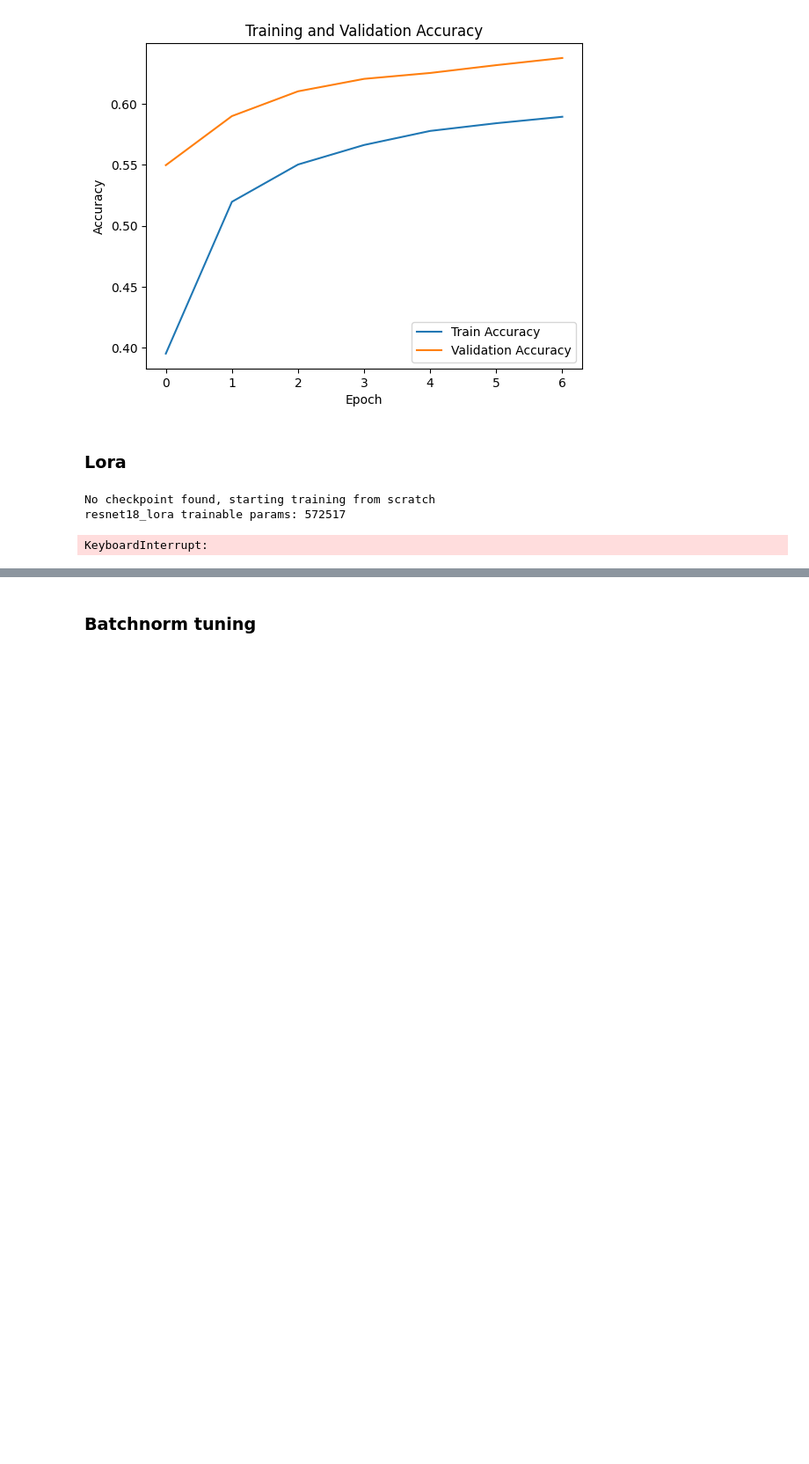
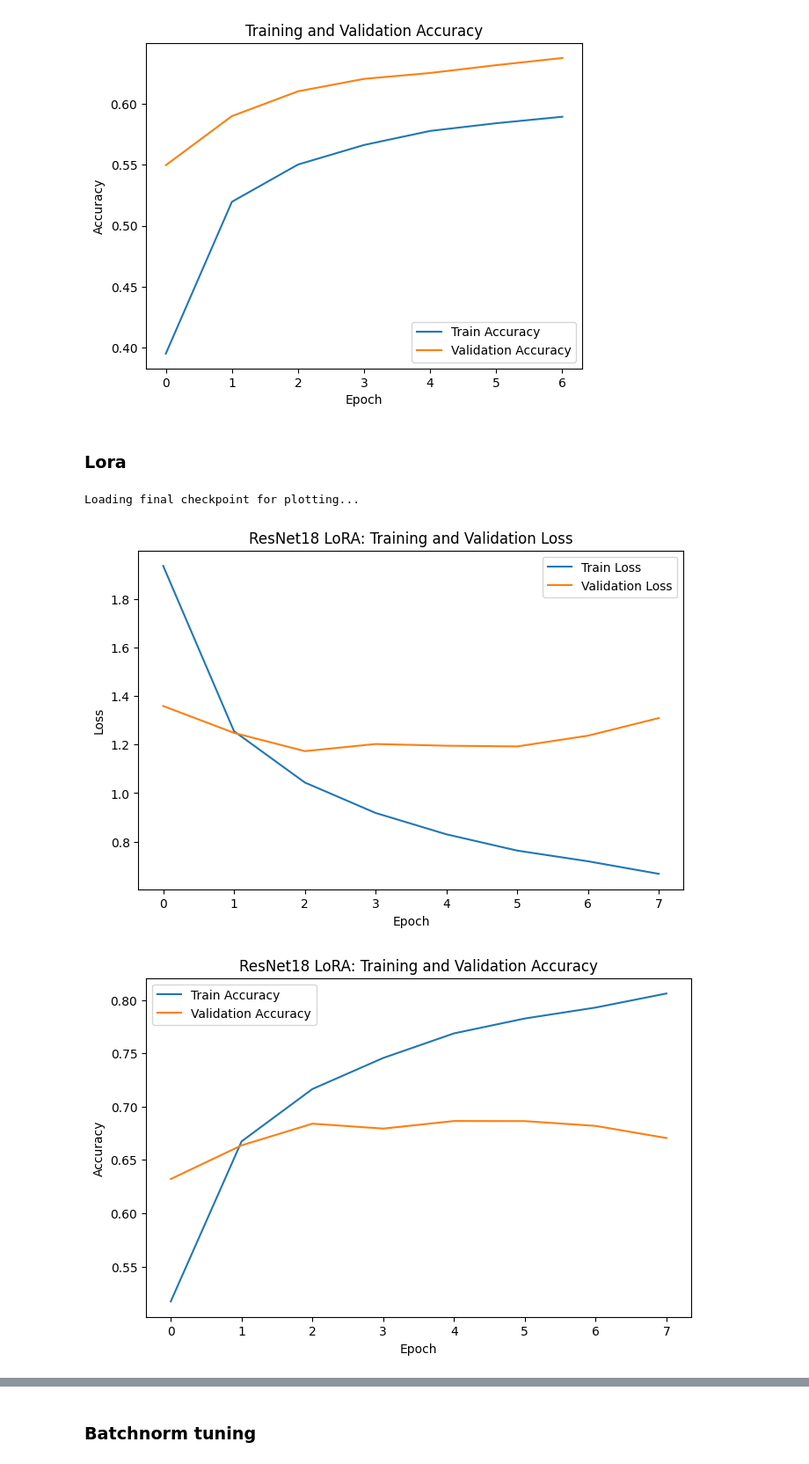
Before and after one commit to phanguy30/food_classification, a Jupyter notebook: training_script.ipynb, the cells around one changed output, grey strips where cells are left out. Shown at 88% size. Drawn from its saved outputs; the diff is of its cells as text; code cells hidden in the pictures; blank space fills up the shorter version.

```diff
--- a/training_script.ipynb
+++ b/training_script.ipynb
@@ -518,34 +518,34 @@ def plot_results(train_losses, val_losses, train_accs, val_accs, title_prefix):
     plt.legend()
     plt.show()
 # %%
-# weights = ResNet18_Weights.DEFAULT
-# transform = weights.transforms()
+weights = ResNet18_Weights.DEFAULT
+transform = weights.transforms()
 
-# train_dataloader, val_dataloader = get_food101_loaders(
-#     transform=transform,
-#     batch_size=32,
-#     num_workers=2
-# )
+train_dataloader, val_dataloader = get_food101_loaders(
+    transform=transform,
+    batch_size=128,
+    num_workers=2
+)
 
-# model = build_resnet18_lora(num_classes=101, r=8, alpha=16)
+model = build_resnet18_lora(num_classes=101, r=8, alpha=16)
 
-# model, train_losses, val_losses, train_accs, val_accs = run_training(
-#     model=model,
-#     model_name="resnet18_lora",
-#     train_dataloader=train_dataloader,
-#     val_dataloader=val_dataloader,
-#     epochs=8,
-#     lr=1e-3
-# )
+model, train_losses, val_losses, train_accs, val_accs = run_training(
+    model=model,
+    model_name="resnet18_lora",
+    train_dataloader=train_dataloader,
+    val_dataloader=val_dataloader,
+    epochs=8,
+    lr=1e-3
+)
 
-# # print("train_losses:", len(train_losses))
-# # print("val_losses:", len(val_losses))
-# # print("train_accs:", len(train_accs))
-# # print("val_accs:", len(val_accs))
-# # print(train_losses)
-# # print(val_losses)
-# plot_results(train_losses, val_losses, train_accs, val_accs, "ResNet18 LoRA")
+# print("train_losses:", len(train_losses))
+# print("val_losses:", len(val_losses))
+# print("train_accs:", len(train_accs))
+# print("val_accs:", len(val_accs))
+# print(train_losses)
+# print(val_losses)
+plot_results(train_losses, val_losses, train_accs, val_accs, "ResNet18 LoRA")
 # %% [output]
-No checkpoint found, starting training from scratch
-resnet18_lora trainable params: 572517
+Loading final checkpoint for plotting...
-KeyboardInterrupt:
+[figure, added]
+[figure, added]
```
Also changed, not shown: parts of 4 cells of this notebook, 3 other files.
